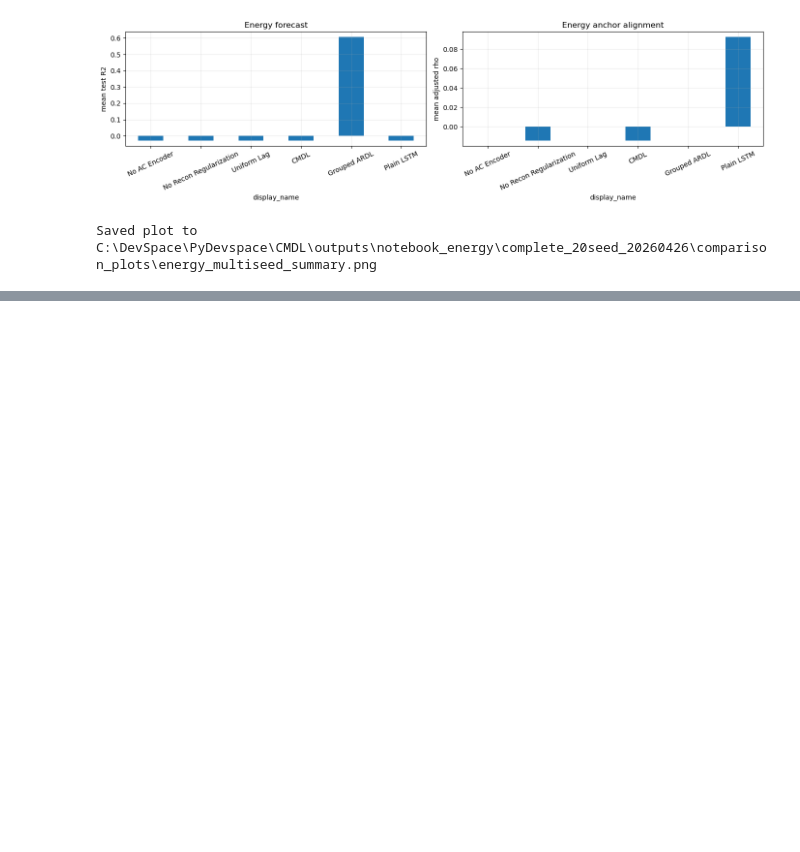
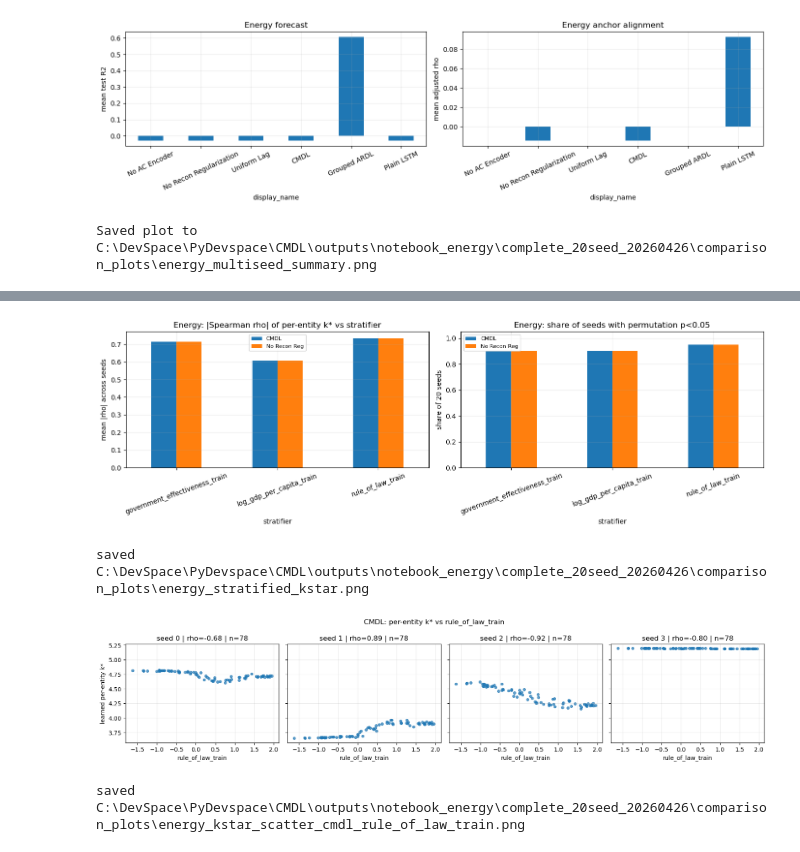
Before and after one commit to Oktinner0320/AC_GATE-CMDL, a Jupyter notebook: notebooks/03_energy_results.ipynb, the cells around one changed output, grey strips where cells are left out. Saved outputs shown, nothing was run; the diff lists cells and outputs as text; code cells hidden in the pictures; blank space fills up the shorter version.

```diff
--- a/notebooks/03_energy_results.ipynb
+++ b/notebooks/03_energy_results.ipynb
@@ -349,0 +408,68 @@ Saved plot to C:\DevSpace\PyDevspace\CMDL\outputs\notebook_energy\complete_20see
+# %%
+def plot_stratified_summary(agg: pd.DataFrame, save_to: Path, title: str) -> None:
+    if agg.empty:
+        print("no stratified results to plot")
+        return
+    valid = agg[agg["n_seeds_valid"] > 0].copy()
+    fig, axes = plt.subplots(1, 2, figsize=(14, 4.5))
+    pivot_abs = valid.pivot(index="stratifier", columns="method", values="abs_rho_mean")
+    pivot_share = valid.pivot(index="stratifier", columns="method", values="share_seeds_p_lt_05")
+    pivot_abs.plot(kind="bar", ax=axes[0])
+    axes[0].set_title(f"{title}: |Spearman rho| of per-entity k* vs stratifier")
+    axes[0].set_ylabel("mean |rho| across seeds")
+    axes[0].tick_params(axis="x", rotation=20)
+    axes[0].grid(alpha=0.25)
+    axes[0].legend(fontsize=8)
+    pivot_share.plot(kind="bar", ax=axes[1])
+    axes[1].set_title(f"{title}: share of seeds with permutation p<0.05")
+    axes[1].set_ylabel("share of 20 seeds")
+    axes[1].set_ylim(0, 1.05)
+    axes[1].tick_params(axis="x", rotation=20)
+    axes[1].grid(alpha=0.25)
+    axes[1].legend(fontsize=8)
+    fig.tight_layout()
+    fig.savefig(save_to, dpi=160, bbox_inches="tight")
+    display(fig)
+    plt.close(fig)
+    print(f"saved {save_to}")
+
+plot_stratified_summary(
+    stratified_aggregated,
+    PLOTS_DIR / "energy_stratified_kstar.png",
+    title="Energy",
+)
+
+
+def plot_kstar_vs_stratifier(method_name: str, dirs: dict[int, Path], spec, n_seeds: int = 4):
+    seeds = sorted(dirs.keys())[:n_seeds]
+    if not seeds:
+        return
+    fig, axes = plt.subplots(1, len(seeds), figsize=(4 * len(seeds), 3.6), sharey=True)
+    if len(seeds) == 1:
+        axes = [axes]
+    for ax, seed in zip(axes, seeds):
+        df = pd.read_csv(dirs[seed] / "predictions.csv")
+        ks = df.groupby("entity_code")["k_star"].first()
+        joined = pd.concat([ks.rename("kstar"), spec.series.rename("strat")], axis=1, join="inner").dropna()
+        ax.scatter(joined["strat"], joined["kstar"], s=18, alpha=0.7)
+        rho = joined.corr(method="spearman").iloc[0, 1]
+        ax.set_title(f"seed {seed} | rho={rho:.2f} | n={len(joined)}")
+        ax.set_xlabel(spec.name)
+        ax.grid(alpha=0.25)
+    axes[0].set_ylabel("learned per-entity k*")
+    fig.suptitle(f"{method_name}: per-entity k* vs {spec.name}")
+    fig.tight_layout()
+    out_path = PLOTS_DIR / f"energy_kstar_scatter_{method_name.replace(' ', '_').lower()}_{spec.name}.png"
+    fig.savefig(out_path, dpi=160, bbox_inches="tight")
+    display(fig)
+    plt.close(fig)
+    print(f"saved {out_path}")
+
+# Strongest stratifier in energy: rule_of_law_train (Fisher p ~ 1e-79)
+rol_spec = next(s for s in strats if s.name == "rule_of_law_train")
+plot_kstar_vs_stratifier("CMDL", methods["CMDL"], rol_spec, n_seeds=4)
+# %% [output]
+[figure, added]
+saved C:\DevSpace\PyDevspace\CMDL\outputs\notebook_energy\complete_20seed_20260426\comparison_plots\energy_stratified_kstar.png
+[figure, added]
+saved C:\DevSpace\PyDevspace\CMDL\outputs\notebook_energy\complete_20seed_20260426\comparison_plots\energy_kstar_scatter_cmdl_rule_of_law_train.png
```
Also changed, not shown: parts of 2 cells of this notebook, 13 other files.
